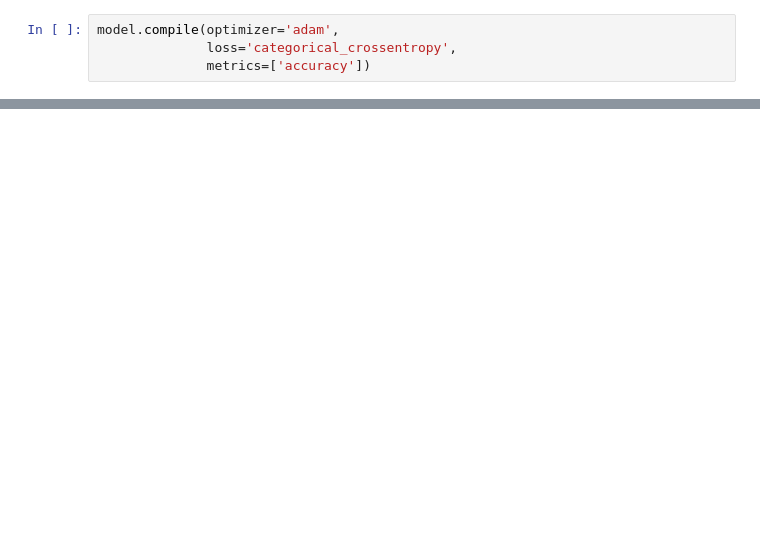
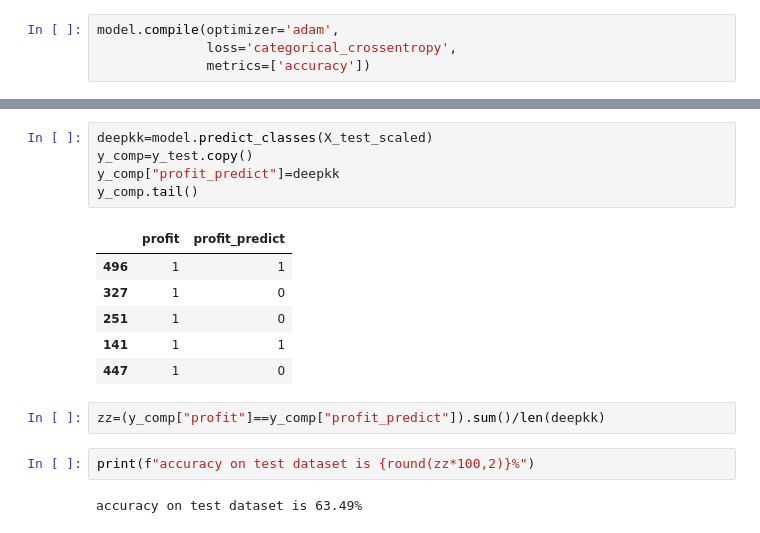
Before and after one commit to nsetnik0703/Netflix-Movie-Predictor, a Jupyter notebook: Classification.ipynb, the cells around one changed output, grey strips where cells are left out. Saved outputs shown, nothing was run; the diff lists cells and outputs as text; blank space fills up the shorter version.

```diff
--- a/Classification.ipynb
+++ b/Classification.ipynb
@@ -154,0 +157,18 @@ plt.plot(k.history['loss'])
+# %%
+deepkk=model.predict_classes(X_test_scaled)
+y_comp=y_test.copy()
+y_comp["profit_predict"]=deepkk
+y_comp.tail()
+# %% [output]
+|  | profit | profit_predict |
+| 496 | 1 | 1 |
+| 327 | 1 | 0 |
+| 251 | 1 | 0 |
+| 141 | 1 | 1 |
+| 447 | 1 | 0 |
+# %%
+zz=(y_comp["profit"]==y_comp["profit_predict"]).sum()/len(deepkk)
+# %%
+print(f"accuracy on test dataset is {round(zz*100,2)}%")
+# %% [output]
+accuracy on test dataset is 63.49%
```
Also changed, not shown: parts of 10 cells of this notebook.
